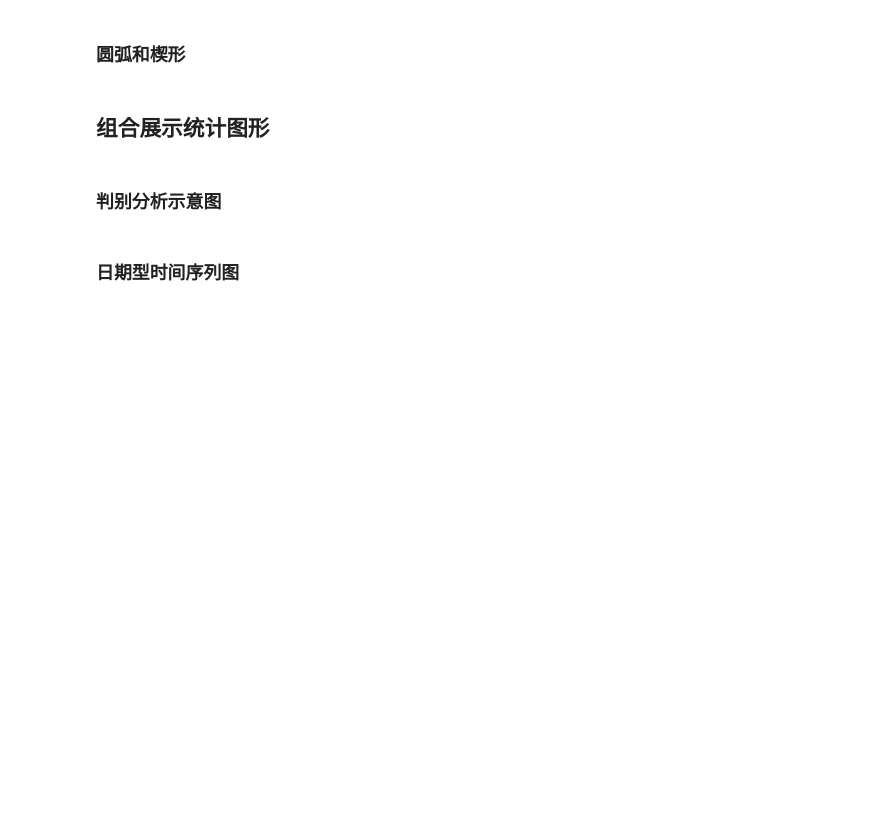
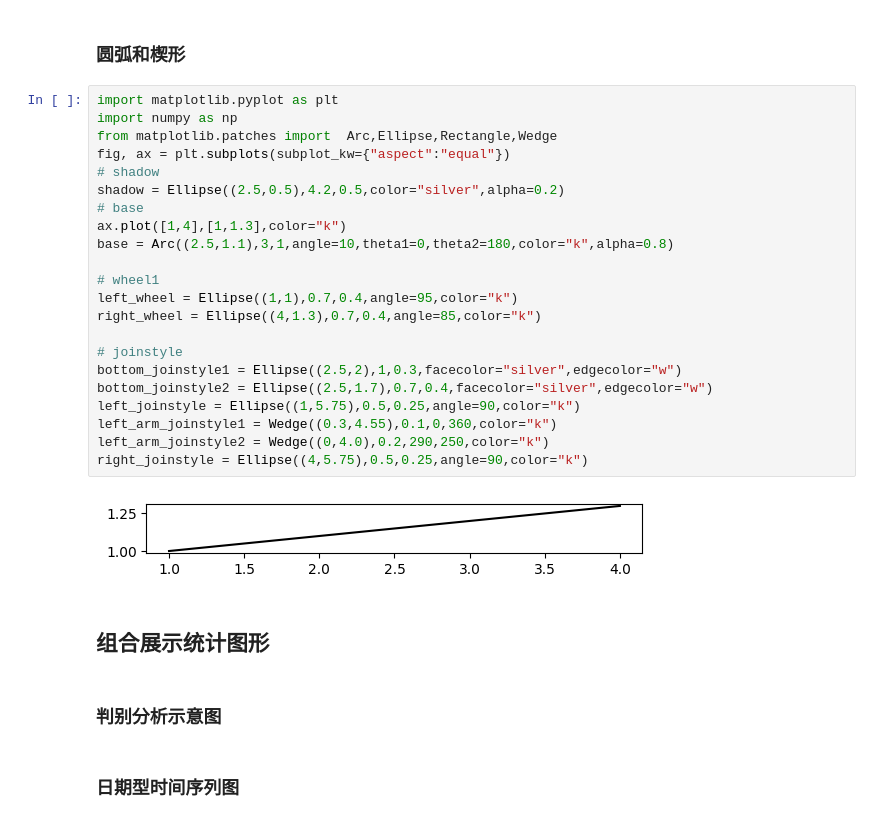
Before and after one commit to gene5is/JNBNotes, a Jupyter notebook: Notes/python-basics/matplotlib.ipynb, the cells around one changed output. Cells and saved outputs as stored; diff of their text form; blank space fills up the shorter version.

```diff
--- a/python-basics/matplotlib.ipynb
+++ b/Notes/python-basics/matplotlib.ipynb
@@ -344,5 +470,29 @@ plt.show()
 # %% [markdown]
 ### 圆弧和楔形
+# %%
+import matplotlib.pyplot as plt
+import numpy as np
+from matplotlib.patches import  Arc,Ellipse,Rectangle,Wedge
+fig, ax = plt.subplots(subplot_kw={"aspect":"equal"})
+# shadow
+shadow = Ellipse((2.5,0.5),4.2,0.5,color="silver",alpha=0.2)
+# base
+ax.plot([1,4],[1,1.3],color="k")
+base = Arc((2.5,1.1),3,1,angle=10,theta1=0,theta2=180,color="k",alpha=0.8)
+
+# wheel1
+left_wheel = Ellipse((1,1),0.7,0.4,angle=95,color="k")
+right_wheel = Ellipse((4,1.3),0.7,0.4,angle=85,color="k")
+
+# joinstyle
+bottom_joinstyle1 = Ellipse((2.5,2),1,0.3,facecolor="silver",edgecolor="w")
+bottom_joinstyle2 = Ellipse((2.5,1.7),0.7,0.4,facecolor="silver",edgecolor="w")
+left_joinstyle = Ellipse((1,5.75),0.5,0.25,angle=90,color="k")
+left_arm_joinstyle1 = Wedge((0.3,4.55),0.1,0,360,color="k")
+left_arm_joinstyle2 = Wedge((0,4.0),0.2,290,250,color="k")
+right_joinstyle = Ellipse((4,5.75),0.5,0.25,angle=90,color="k")
+# %% [output]
+[figure, added]
 # %% [markdown]
 ## 组合展示统计图形
 # %% [markdown]
```
Also changed, not shown: parts of 3 cells of this notebook, 7 other files.
